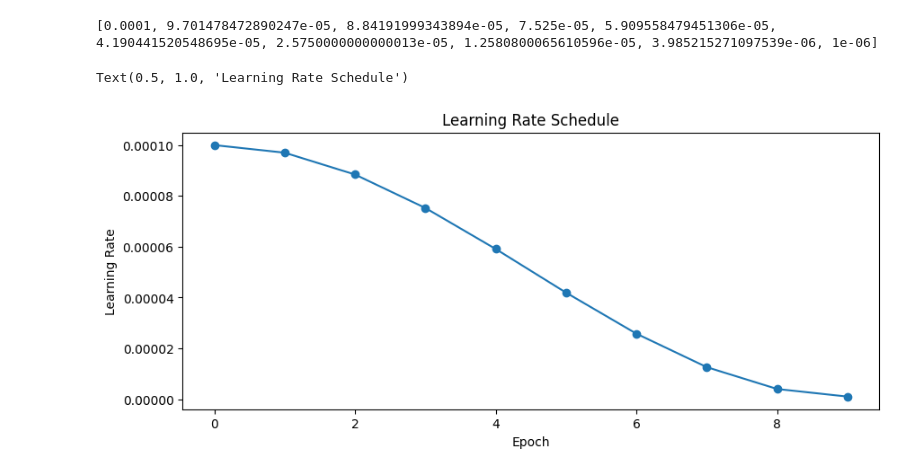
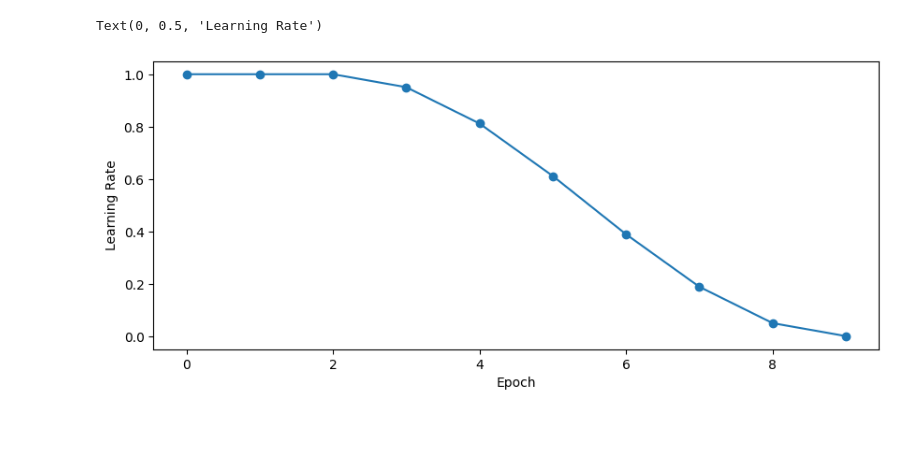
Before and after one commit to Dimaregaisia1749/TradeBot, a Jupyter notebook: model_test.ipynb, the cells around one changed output. Saved outputs shown, nothing was run; the diff lists cells and outputs as text; code cells hidden in the pictures; blank space fills up the shorter version.

Commit message:
implementation model

```diff
--- a/model_test.ipynb
+++ b/model_test.ipynb
@@ -157,15 +120,15 @@ def direction_accuracy(pred_close, true_close):
 # %%
 heads = 4
-encoder_layers = 4
-d_model = 256
-batch_size = 64
-window_size = 180
+encoder_layers = 3
+d_model = 128
+batch_size = 512
+window_size = 240
 num_workers = 4
 root_dir = 'market_data/unzip_data'
 model_dir = 'checkpoints/'
-max_samples_train = 1000
-max_samples_val = 200
-max_epoch = 20
+max_samples_train = 1000000
+max_samples_val = 200000
+max_epoch = 10
 years_train = [2023]
 years_val = [2024]
 model_path = os.path.join(model_dir, 'best.tar')
@@ -192,27 +212,32 @@ val_loader = DataLoader(val_dataset, batch_size=batch_size, num_workers=num_work
 # %%
 LR_START = 1e-4
 LR_MAX = 1e-4
 LR_MIN = 1e-7
 LR_RAMPUP_EPOCHS = 0
-LR_SUSTAIN_EPOCHS = 0
+LR_SUSTAIN_EPOCHS = 2
 
 def lr_lambda(epoch):
     if epoch < LR_RAMPUP_EPOCHS:
         lr = (LR_MAX - LR_START) / LR_RAMPUP_EPOCHS * epoch + LR_START
     elif epoch < LR_RAMPUP_EPOCHS + LR_SUSTAIN_EPOCHS:
         lr = LR_MAX
     else:
         decay_total_epochs = max_epoch - LR_RAMPUP_EPOCHS - LR_SUSTAIN_EPOCHS - 1
         decay_epoch_index = epoch - LR_RAMPUP_EPOCHS - LR_SUSTAIN_EPOCHS
         phase = math.pi * decay_epoch_index / decay_total_epochs
         cosine_decay = 0.5 * (1 + math.cos(phase))
         lr = (LR_MAX - LR_MIN) * cosine_decay + LR_MIN
     return lr / LR_START
+# cosine sheduler
 
-# cosine sheduler
+rng = [i for i in range(max_epoch)]
+lr_y = [lr_lambda(x) for x in rng]
+plt.figure(figsize=(10, 4))
+plt.plot(rng, lr_y, '-o')
+plt.xlabel('Epoch')
+plt.ylabel('Learning Rate')
 # %% [output]
-[0.0001, 9.701478472890247e-05, 8.84191999343894e-05, 7.525e-05, 5.909558479451306e-05, 4.190441520548695e-05, 2.5750000000000013e-05, 1.2580800065610596e-05, 3.985215271097539e-06, 1e-06]
+Text(0, 0.5, 'Learning Rate')
-Text(0.5, 1.0, 'Learning Rate Schedule')
-[figure, old version]
+[figure, new version]
 # %%
 def weighted_mse_loss(
```
Also changed, not shown: parts of 20 cells of this notebook, 4 other files.
